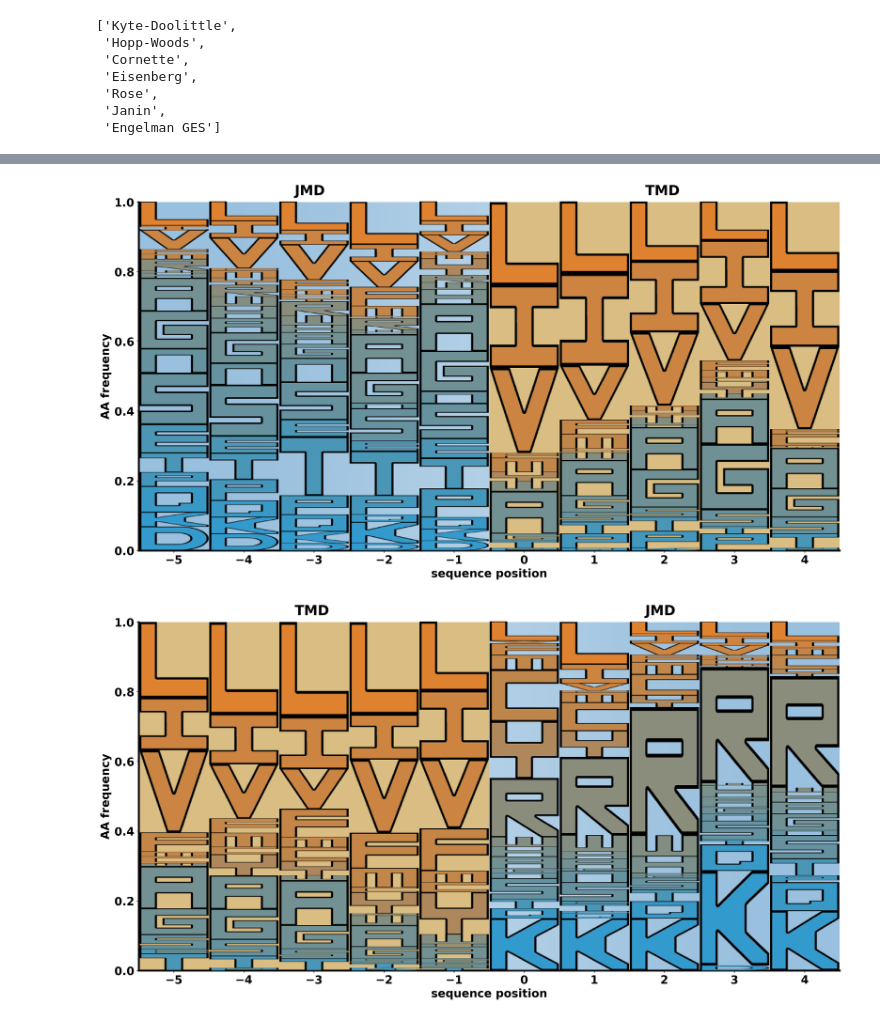
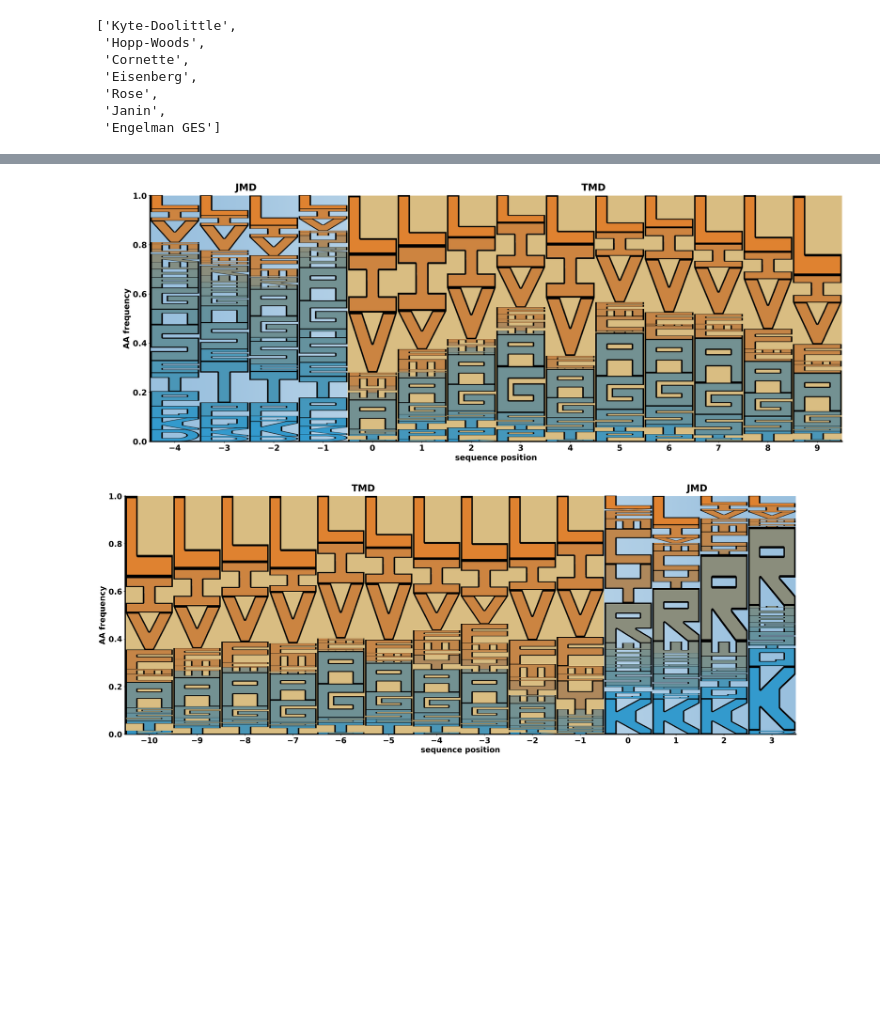
Before and after one commit to Freiherr5/AAlogo, a Jupyter notebook: Example.ipynb, the cells around one changed output, grey strips where cells are left out. Drawn from its saved outputs; the diff is of its cells as text; code cells hidden in the pictures; blank space fills up the shorter version.

```diff
--- a/Example.ipynb
+++ b/Example.ipynb
@@ -35,6 +55,6 @@ test_data.head(5)
 # %%
-new_example = AALogorizer.AAlogoUtil(test_data, "Sub_DeepTMHMM", "sequence", "start_pos_TMD", "stop_pos_TMD")
-                                       # df           name       column_seq          *args_position
+new_example = AALogorizer.AAlogoMaker(test_data, "Sub_DeepTMHMM", "sequence", "start_pos_TMD", "stop_pos_TMD")
+                                        # df           name       column_seq          *args_position
 # %%
 new_example.tmd_mode(config_name = "OG_AA_config")
 # %% [output]
@@ -51,5 +74,5 @@ new_example.tmd_mode.available_themes
  'Janin',
  'Engelman GES']
 # %%
-new_example.tmd_mode(theme="Cornette", headers = ["JMD", "TMD"])
+new_example.tmd_mode(theme="Cornette", aa_jmd=4, aa_tmd=10, headers = ["JMD", "TMD"])
 # %% [output]
@@ -56,2 +82,2 @@ new_example.tmd_mode(theme="Cornette", headers = ["JMD", "TMD"])
-[figure, old version]
+[figure, new version]
-[figure, old version]
+[figure, new version]
```
Also changed, not shown: parts of 3 cells of this notebook, 2 other files.
